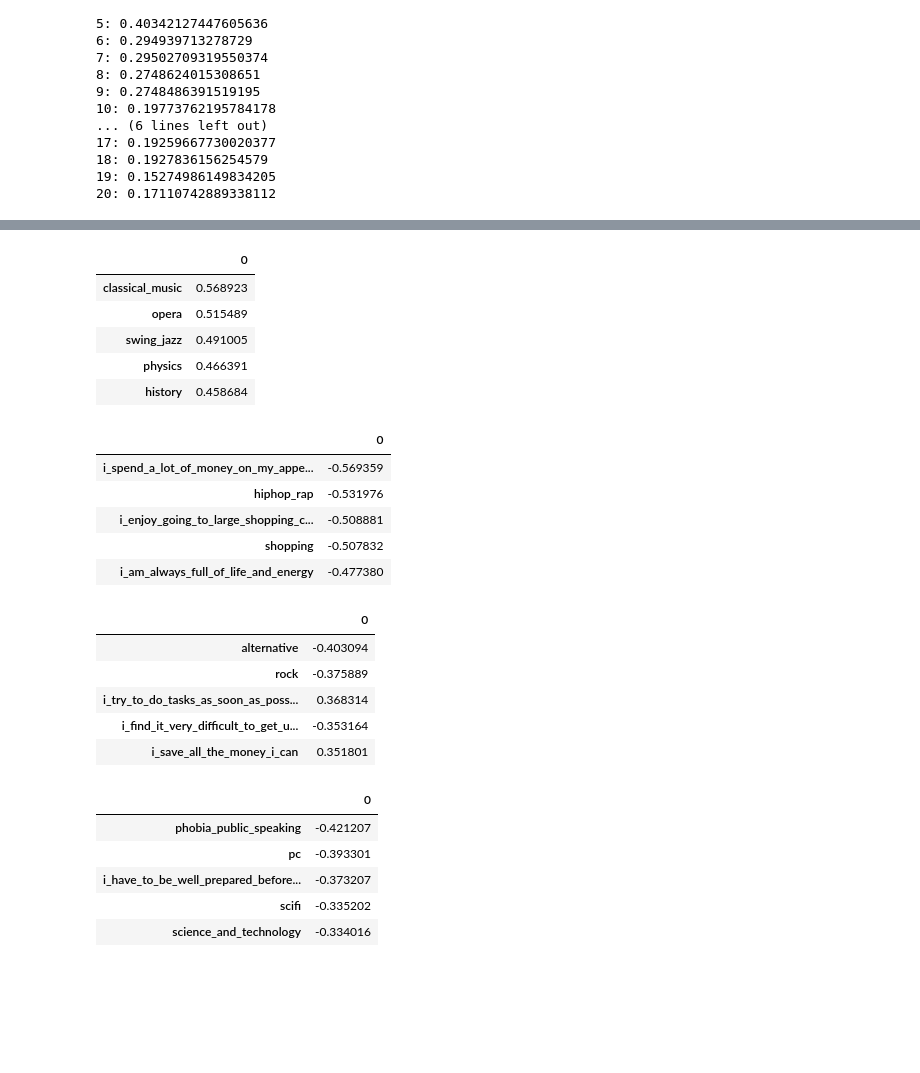
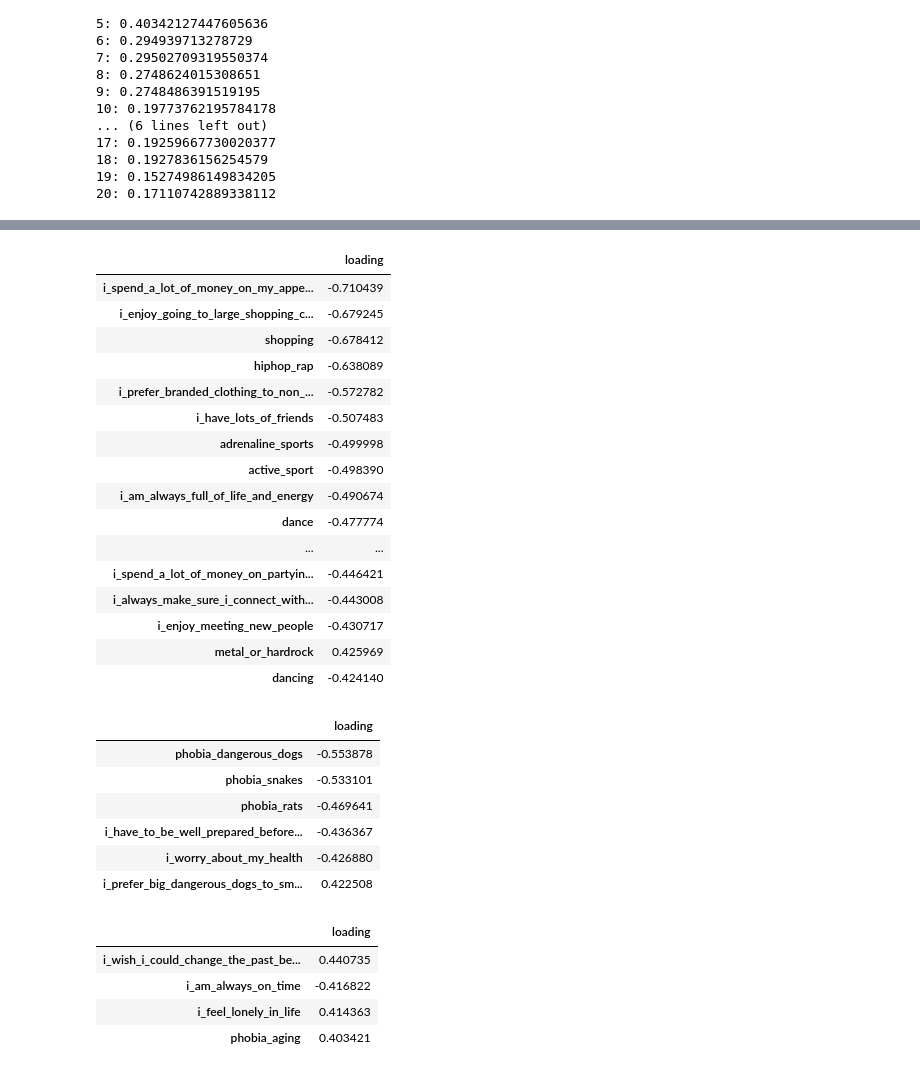
Before and after one commit to vincefav/factor-analysis, a Jupyter notebook: Factor analysis tutorial.ipynb, the cells around one changed output, grey strips where cells are left out. Cells and saved outputs as stored; diff of their text form; code cells hidden in the pictures; blank space fills up the shorter version.

Commit message:
feat: Add function to display loadings

```diff
--- a/Factor analysis tutorial.ipynb
+++ b/Factor analysis tutorial.ipynb
@@ -147,0 +114,7 @@ show_items(1)
+# %%
+fa = FactorAnalysis(n_components=5).fit(data)
+
+# Stick it in a dataframe
+factors = pd.DataFrame(fa.components_, columns=data.columns).T
+
+factors
@@ -147,0 +140,10 @@ show_items(1)
+# %%
+def show_loadings(factor=0, factors=factors):
+    loadings = pd.DataFrame()
+    loadings['loading'] = factors[factor]
+    loadings['absol_' + str(factor)] = abs(loadings['loading'])
+    loadings = loadings[loadings['absol_' + str(factor)] > 0.4]\
+    .sort_values('absol_' + str(factor), ascending=False)
+    return pd.DataFrame(loadings['loading'])
+
+show_loadings(0)
@@ -148,36 +189,38 @@ show_items(1)
 # %%
-show_items(2)
+show_loadings(2)
 # %% [output]
-|  | 0 |
-| classical_music | 0.568923 |
-| opera | 0.515489 |
-| swing_jazz | 0.491005 |
-| physics | 0.466391 |
-| history | 0.458684 |
+|  | loading |
+| i_spend_a_lot_of_money_on_my_appe... | -0.710439 |
+| i_enjoy_going_to_large_shopping_c... | -0.679245 |
+| shopping | -0.678412 |
+| hiphop_rap | -0.638089 |
+| i_prefer_branded_clothing_to_non_... | -0.572782 |
+| i_have_lots_of_friends | -0.507483 |
+| adrenaline_sports | -0.499998 |
+| active_sport | -0.498390 |
+| i_am_always_full_of_life_and_energy | -0.490674 |
+| dance | -0.477774 |
+| ... | ... |
+| i_spend_a_lot_of_money_on_partyin... | -0.446421 |
+| i_always_make_sure_i_connect_with... | -0.443008 |
+| i_enjoy_meeting_new_people | -0.430717 |
+| metal_or_hardrock | 0.425969 |
+| dancing | -0.424140 |
 # %%
-show_items(3)
+show_loadings(3)
 # %% [output]
-|  | 0 |
-| i_spend_a_lot_of_money_on_my_appe... | -0.569359 |
-| hiphop_rap | -0.531976 |
-| i_enjoy_going_to_large_shopping_c... | -0.508881 |
-| shopping | -0.507832 |
-| i_am_always_full_of_life_and_energy | -0.477380 |
+|  | loading |
+| phobia_dangerous_dogs | -0.553878 |
+| phobia_snakes | -0.533101 |
+| phobia_rats | -0.469641 |
+| i_have_to_be_well_prepared_before... | -0.436367 |
+| i_worry_about_my_health | -0.426880 |
+| i_prefer_big_dangerous_dogs_to_sm... | 0.422508 |
 # %%
-show_items(4)
+show_loadings(4)
 # %% [output]
-|  | 0 |
-| alternative | -0.403094 |
-| rock | -0.375889 |
-| i_try_to_do_tasks_as_soon_as_poss... | 0.368314 |
-| i_find_it_very_difficult_to_get_u... | -0.353164 |
-| i_save_all_the_money_i_can | 0.351801 |
+|  | loading |
+| i_wish_i_could_change_the_past_be... | 0.440735 |
+| i_am_always_on_time | -0.416822 |
+| i_feel_lonely_in_life | 0.414363 |
+| phobia_aging | 0.403421 |
-# %%
-show_items(5)
-# %% [output]
-|  | 0 |
-| phobia_public_speaking | -0.421207 |
-| pc | -0.393301 |
-| i_have_to_be_well_prepared_before... | -0.373207 |
-| scifi | -0.335202 |
-| science_and_technology | -0.334016 |
```
Also changed, not shown: parts of 12 cells of this notebook.
